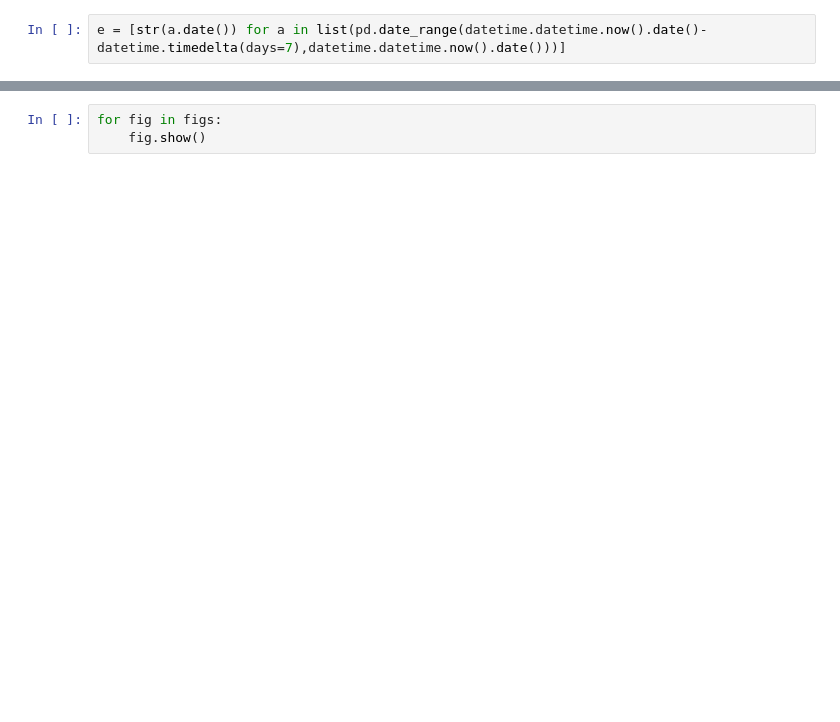
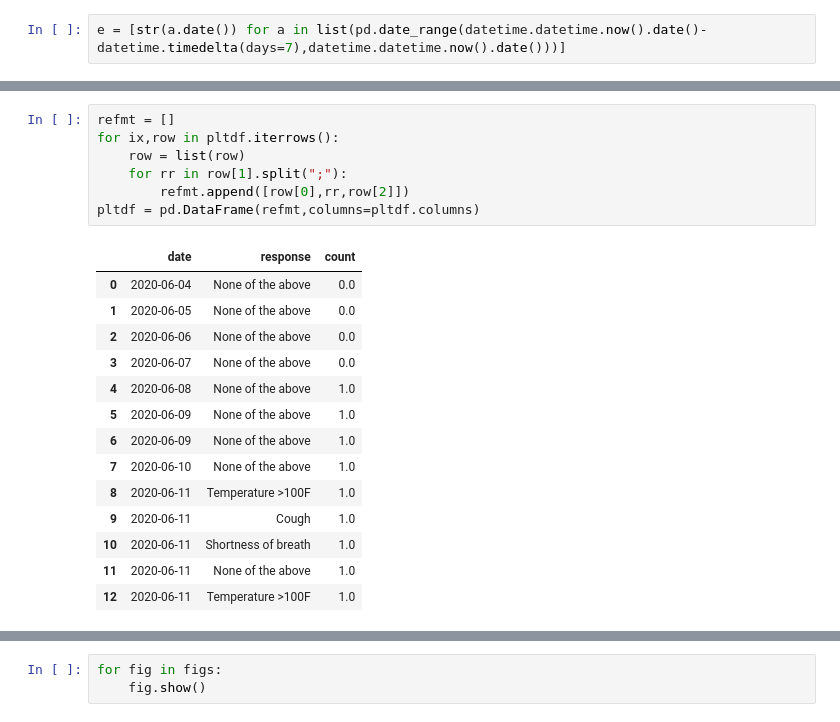
Before and after one commit to ryananeff/medtracker, a Jupyter notebook: Dashboard.ipynb, the cells around one changed output, grey strips where cells are left out. Cells and saved outputs as stored; diff of their text form; blank space fills up the shorter version.

```diff
--- a/Dashboard.ipynb
+++ b/Dashboard.ipynb
@@ -278,3 +225,25 @@ Name: count, dtype: float64
+# %%
+refmt = []
+for ix,row in pltdf.iterrows():
+    row = list(row)
+    for rr in row[1].split(";"):
+        refmt.append([row[0],rr,row[2]])
+pltdf = pd.DataFrame(refmt,columns=pltdf.columns)
+# %% [output]
+|  | date | response | count |
+| 0 | 2020-06-04 | None of the above | 0.0 |
+| 1 | 2020-06-05 | None of the above | 0.0 |
+| 2 | 2020-06-06 | None of the above | 0.0 |
+| 3 | 2020-06-07 | None of the above | 0.0 |
+| 4 | 2020-06-08 | None of the above | 1.0 |
+| 5 | 2020-06-09 | None of the above | 1.0 |
+| 6 | 2020-06-09 | None of the above | 1.0 |
+| 7 | 2020-06-10 | None of the above | 1.0 |
+| 8 | 2020-06-11 | Temperature >100F | 1.0 |
+| 9 | 2020-06-11 | Cough | 1.0 |
+| 10 | 2020-06-11 | Shortness of breath | 1.0 |
+| 11 | 2020-06-11 | None of the above | 1.0 |
+| 12 | 2020-06-11 | Temperature >100F | 1.0 |
 # %%
 survey_id = 1
 sr = models.Survey.query.get(survey_id).responses
```
Also changed, not shown: parts of 9 cells of this notebook, 4 other files.
